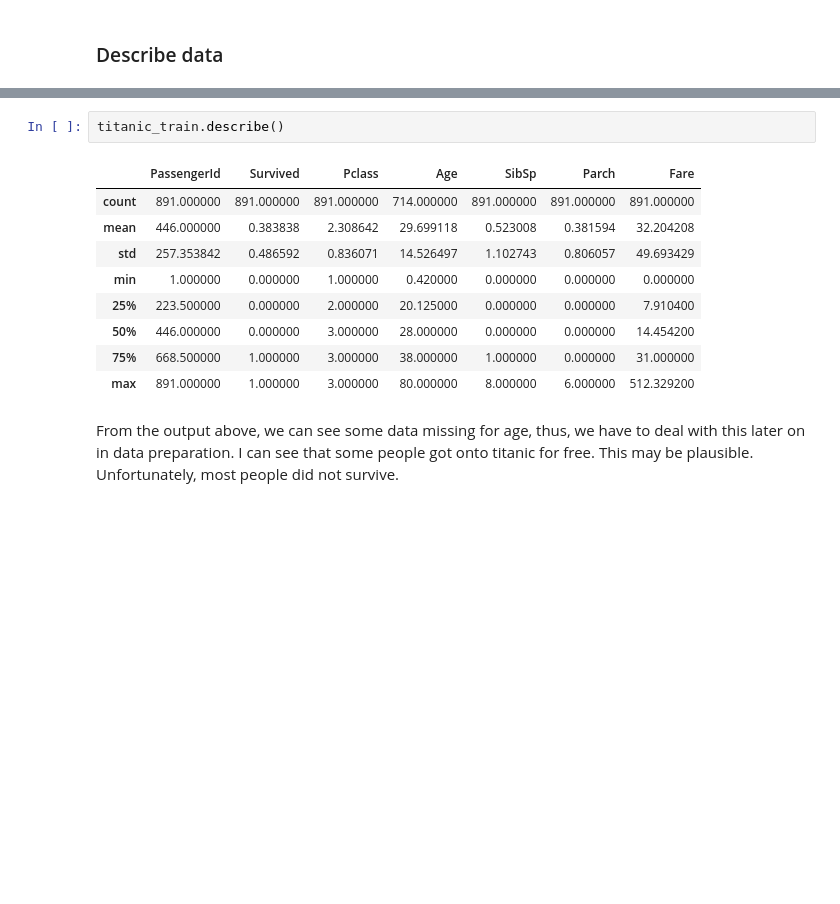
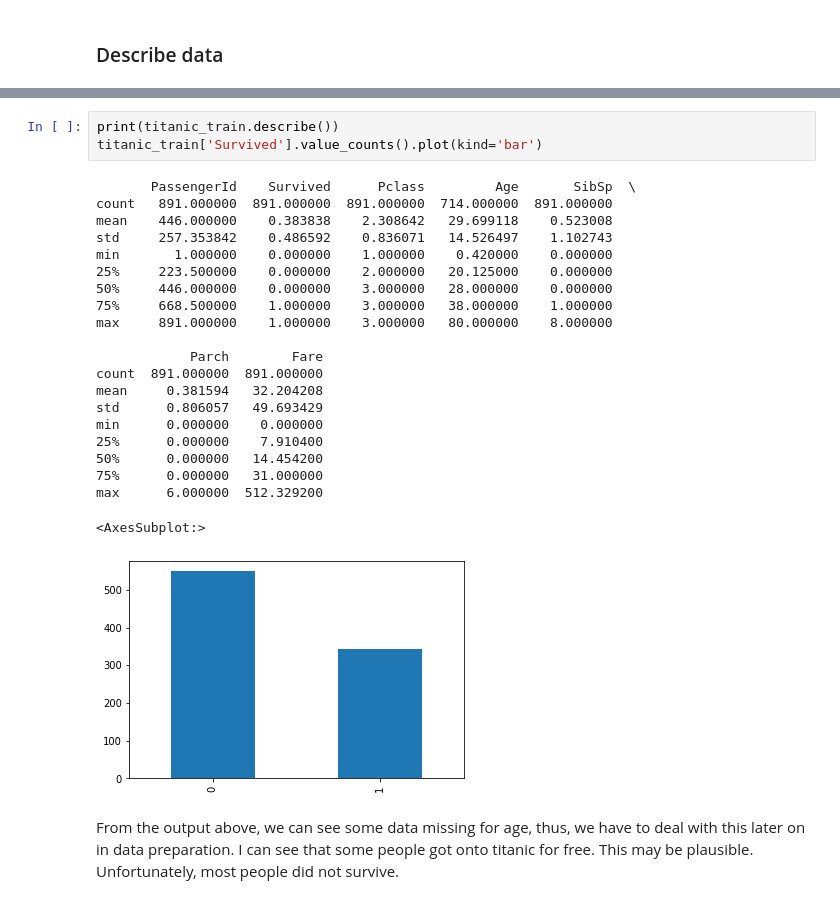
Before and after one commit to FukiBabasaki/Data-science-portfolio, a Jupyter notebook: Notebooks/Supervised/Titanic-classification/titanic-classification.ipynb, the cells around one changed output, grey strips where cells are left out. Cells and saved outputs as stored; diff of their text form; blank space fills up the shorter version.

```diff
--- a/Notebooks/Supervised/Titanic-classification/titanic-classification.ipynb
+++ b/Notebooks/Supervised/Titanic-classification/titanic-classification.ipynb
@@ -68,18 +68,31 @@ memory usage: 83.7+ KB
 | 2 | 3 | 1 | 3 | Heikkinen, Miss. Laina | female | 26.0 | 0 | 0 | STON/O2. 3101282 | 7.9250 | ... |
 | 3 | 4 | 1 | 1 | Futrelle, Mrs. Jacques Heath (Lil... | female | 35.0 | 1 | 0 | 113803 | 53.1000 | ... |
 | 4 | 5 | 0 | 3 | Allen, Mr. William Henry | male | 35.0 | 0 | 0 | 373450 | 8.0500 | ... |
-# %%
-titanic_train.describe()
-# %% [output]
-|  | PassengerId | Survived | Pclass | Age | SibSp | Parch | Fare |
-| count | 891.000000 | 891.000000 | 891.000000 | 714.000000 | 891.000000 | 891.000000 | 891.000000 |
-| mean | 446.000000 | 0.383838 | 2.308642 | 29.699118 | 0.523008 | 0.381594 | 32.204208 |
-| std | 257.353842 | 0.486592 | 0.836071 | 14.526497 | 1.102743 | 0.806057 | 49.693429 |
-| min | 1.000000 | 0.000000 | 1.000000 | 0.420000 | 0.000000 | 0.000000 | 0.000000 |
-| 25% | 223.500000 | 0.000000 | 2.000000 | 20.125000 | 0.000000 | 0.000000 | 7.910400 |
-| 50% | 446.000000 | 0.000000 | 3.000000 | 28.000000 | 0.000000 | 0.000000 | 14.454200 |
-| 75% | 668.500000 | 1.000000 | 3.000000 | 38.000000 | 1.000000 | 0.000000 | 31.000000 |
-| max | 891.000000 | 1.000000 | 3.000000 | 80.000000 | 8.000000 | 6.000000 | 512.329200 |
+# %%
+print(titanic_train.describe())
+titanic_train['Survived'].value_counts().plot(kind='bar')
+# %% [output]
+       PassengerId    Survived      Pclass         Age       SibSp  \
+count   891.000000  891.000000  891.000000  714.000000  891.000000
+mean    446.000000    0.383838    2.308642   29.699118    0.523008
+std     257.353842    0.486592    0.836071   14.526497    1.102743
+min       1.000000    0.000000    1.000000    0.420000    0.000000
+25%     223.500000    0.000000    2.000000   20.125000    0.000000
+50%     446.000000    0.000000    3.000000   28.000000    0.000000
+75%     668.500000    1.000000    3.000000   38.000000    1.000000
+max     891.000000    1.000000    3.000000   80.000000    8.000000
+
+            Parch        Fare
+count  891.000000  891.000000
+mean     0.381594   32.204208
+std      0.806057   49.693429
+min      0.000000    0.000000
+25%      0.000000    7.910400
+50%      0.000000   14.454200
+75%      0.000000   31.000000
+max      6.000000  512.329200
+<AxesSubplot:>
+[figure, added]
 # %% [markdown]
 From the output above, we can see some data missing for age, thus, we have to deal with this later on in data preparation. I can see that some people got onto titanic for free. This may be plausible. Unfortunately, most people did not survive.
 # %%
```
Also changed, not shown: parts of 23 cells of this notebook.
